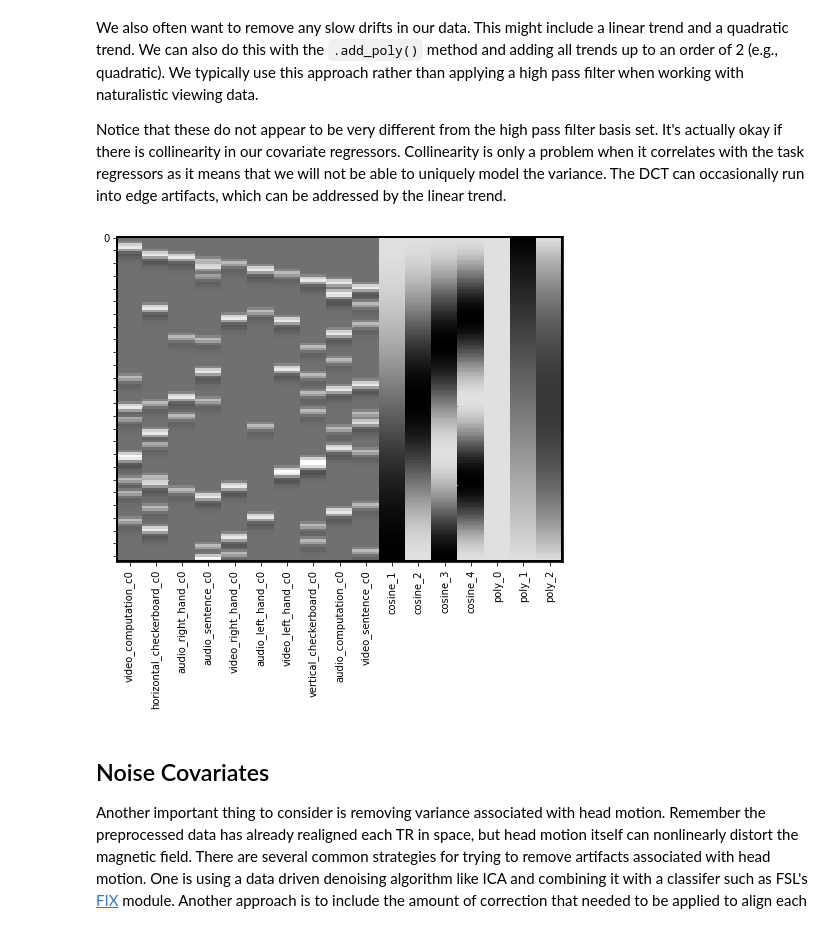
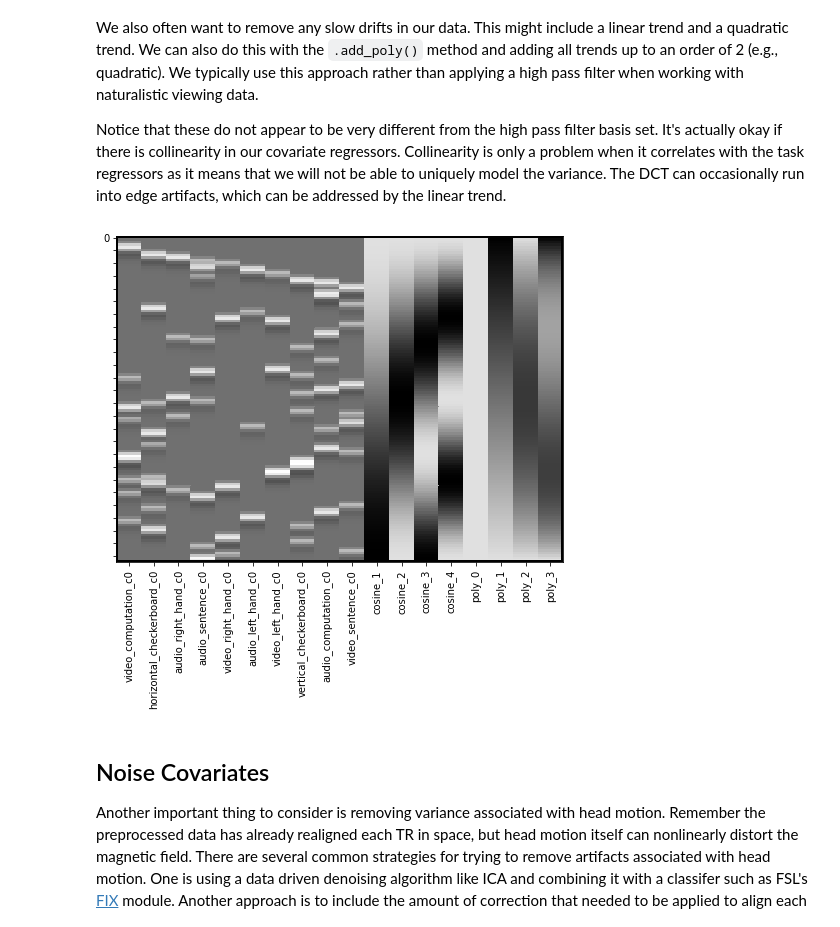
Before and after one commit to ljchang/dartbrains, a Jupyter notebook: content/features/notebooks/9_GLM_Single_Subject_Model.ipynb, the cells around one changed output. Cells and saved outputs as stored; diff of their text form; code cells hidden in the pictures.

```diff
--- a/content/features/notebooks/9_GLM_Single_Subject_Model.ipynb
+++ b/content/features/notebooks/9_GLM_Single_Subject_Model.ipynb
@@ -214,10 +214,10 @@ We also often want to remove any slow drifts in our data.  This might include a
 
 Notice that these do not appear to be very different from the high pass filter basis set. It's actually okay if there is collinearity in our covariate regressors. Collinearity is only a problem when it correlates with the task regressors as it means that we will not be able to uniquely model the variance. The DCT can occasionally run into edge artifacts, which can be addressed by the linear trend.
 # %%
-dm_conv_filt_poly = dm_conv_filt.add_poly(order=2, include_lower=True)
+dm_conv_filt_poly = dm_conv_filt.add_poly(order=3, include_lower=True)
 dm_conv_filt_poly.heatmap()
 # %% [output]
-[figure, old version]
+[figure, new version]
 # %% [markdown]
 ## Noise Covariates
 Another important thing to consider is removing variance associated with head motion. Remember the preprocessed data has already realigned each TR in space, but head motion itself can nonlinearly distort the magnetic field. There are several common strategies for trying to remove artifacts associated with head motion. One is using a data driven denoising algorithm like ICA and combining it with a classifer such as FSL's [FIX](https://fsl.fmrib.ox.ac.uk/fsl/fslwiki/FIX) module. Another approach is to include the amount of correction that needed to be applied to align each TR. For example, if someone moved a lot in a single TR, there will be a strong change in their realignment parameters. It is common to include the 6 parameters as covariates in your regression model. However, as we already noted, often motion can have a nonlinear relationship with signal intensity, so it is often good to include other transformations of these signals to capture nonlinear signal changes resulting from head motion. We typically center the six realigment parameters (or zscore) and then additionally add a quadratic version, a derivative, and the square of the derivatives, which becomes 24 additional regressors.
```
Also changed, not shown: parts of 22 cells of this notebook, 9 other files.
